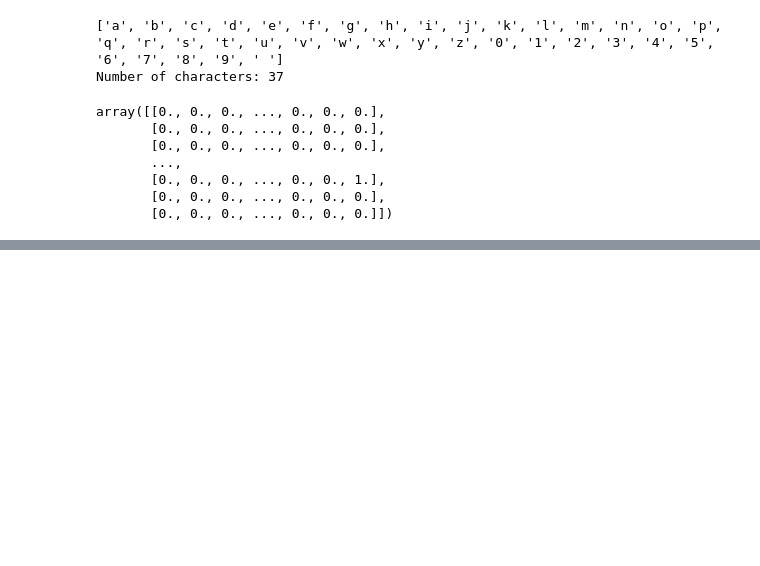
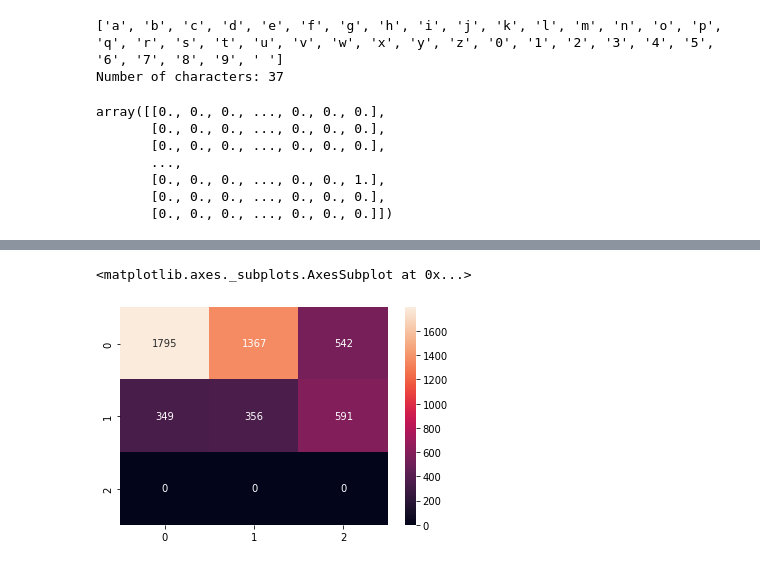
Before and after one commit to athaichi/BookGenreClassification, a Jupyter notebook: code/genre_classification.ipynb, the cells around one changed output, grey strips where cells are left out. Drawn from its saved outputs; the diff is of its cells as text; code cells hidden in the pictures; blank space fills up the shorter version.

Commit message:
Modeling and evaluation

```diff
--- a/code/genre_classification.ipynb
+++ b/code/genre_classification.ipynb
@@ -150,6 +225,6 @@ len(allGenres)
 # Modeling
 
 model = Sequential()
-model.add(LSTM(256, input_shape=(sequence_length,len(chars),)))
-model.add(Dense(len(allGenres), activation='sigmoid'))
-model.compile(loss='binary_crossentropy', optimizer='adam', metrics=['accuracy'])
+model.add(LSTM(128, input_shape=(sequence_length,len(chars),)))
+model.add(Dense(len(genres), activation='softmax'))
+model.compile(loss='categorical_crossentropy', optimizer='adam', metrics=['accuracy'])
@@ -168,0 +282,4 @@ KeyboardInterrupt:
+# %%
+preds = model.predict(X_test)
+# %%
+preds_label = np.argmax(preds,axis=1)
@@ -168,0 +322,8 @@ KeyboardInterrupt:
+# %%
+from sklearn.metrics import confusion_matrix
+conf = confusion_matrix(preds_label, np.argmax(Y_test,axis=1))
+# %%
+sns.heatmap(conf, annot=True, fmt="d")
+# %% [output]
+<matplotlib.axes._subplots.AxesSubplot at 0x...>
+[figure, added]
```
Also changed, not shown: parts of 30 cells of this notebook, 18 other files.
